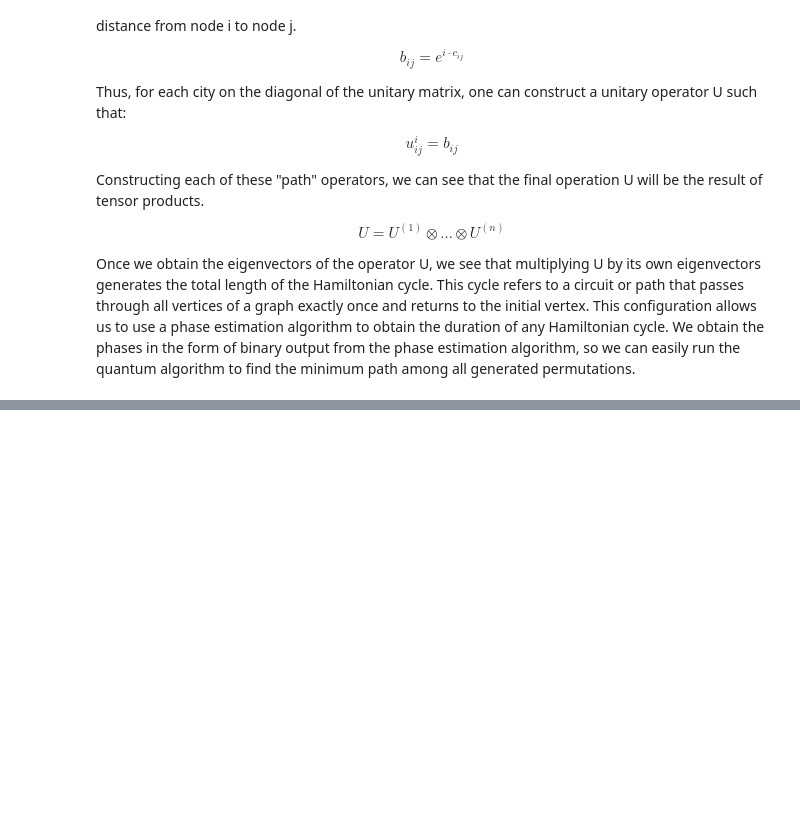
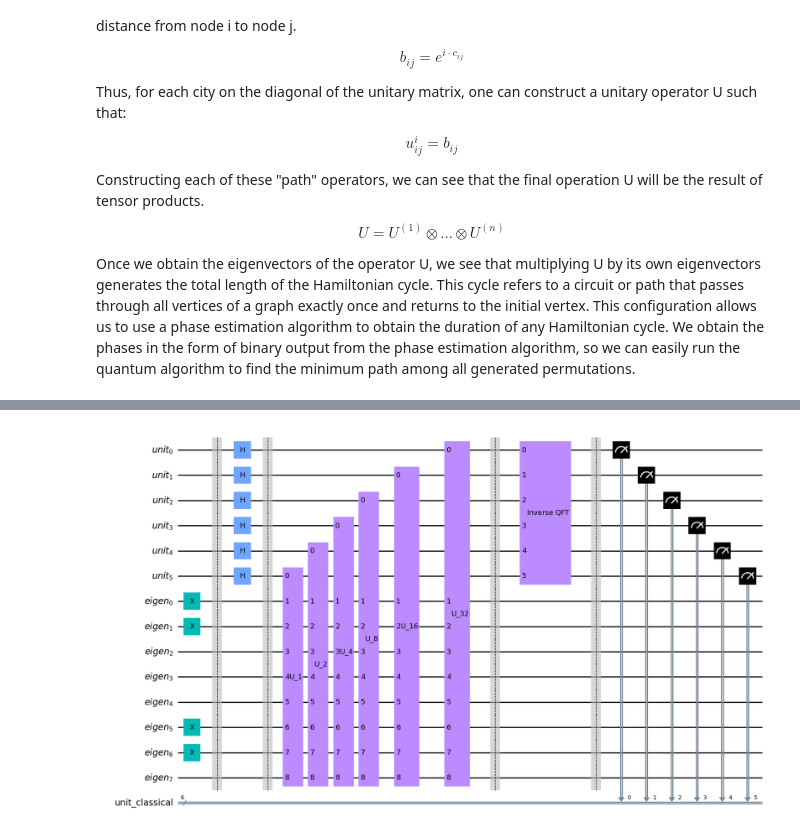
Before and after one commit to matheus-1618/Quantum-TSP, a Jupyter notebook: QuantumProject.ipynb, the cells around one changed output, grey strips where cells are left out. Cells and saved outputs as stored; diff of their text form; code cells hidden in the pictures; blank space fills up the shorter version.

```diff
--- a/QuantumProject.ipynb
+++ b/QuantumProject.ipynb
@@ -173,0 +480,7 @@ service = QiskitRuntimeService(channel="ibm_quantum")
+# %%
+def final_U(times, eigen, phases: list):
+    unit = QuantumRegister(1, 'unit')
+    qc = QuantumCircuit(unit, eigen)
+    for _ in range(2**times):
+        U(times, qc, unit, eigen, phases)
+    return qc.to_gate(label='U'+'_'+(str(2**times)))
@@ -173,0 +579,52 @@ service = QiskitRuntimeService(channel="ibm_quantum")
+# %%
+eigen_values = ["11000110", "10001101", "11001001"]
+
+def eigenstates(qc, eigen, index):
+    for i in range(0, len(eigen)):
+        if eigen_values[index][i] == '1':
+            qc.x(eigen[i])
+        if eigen_values[index][i] == '0':
+            pass
+    qc.barrier()
+    return qc
+# %%
+#Complete circuit
+# Initialization
+unit = QuantumRegister(6, 'unit')
+eigen = QuantumRegister(8, 'eigen')
+unit_classical = ClassicalRegister(6, 'unit_classical')
+qc = QuantumCircuit(unit, eigen, unit_classical)
+#
+
+# Setting one eigenstate
+# Playing with the first eigenstate here i.e. 11000110 from eigen_values list.
+# (Try to play with other eigenstates from the eigen_values list)
+eigenstates(qc, eigen, 0)
+#
+
+# Hadamard on the 'unit' qubits
+qc.h(unit[:])
+qc.barrier()
+#
+
+# Controlled Unitary
+phases = [pi / 2, pi / 8, pi / 4, pi / 2, pi / 4, pi / 4, pi / 8, pi / 4, pi / 8, pi / 4, pi / 4, pi / 8] # a, b, c, d, e, f, g, h, i, j, k, l
+for i in range(0, 6):
+    qc.append(final_U(i, eigen, phases), [unit[5-i]] + eigen[:])
+#
+
+# Inverse QFT
+qc.barrier()
+qft = QFT(num_qubits=len(unit), inverse=True, insert_barriers=True, do_swaps=False, name='Inverse QFT')
+qc.append(qft, qc.qubits[:len(unit)])
+qc.barrier()
+#
+
+# Measure
+qc.measure(unit, unit_classical)
+#
+
+# Draw
+qc.draw()
+# %% [output]
+[figure, added]
```
Also changed, not shown: parts of 20 cells of this notebook.
